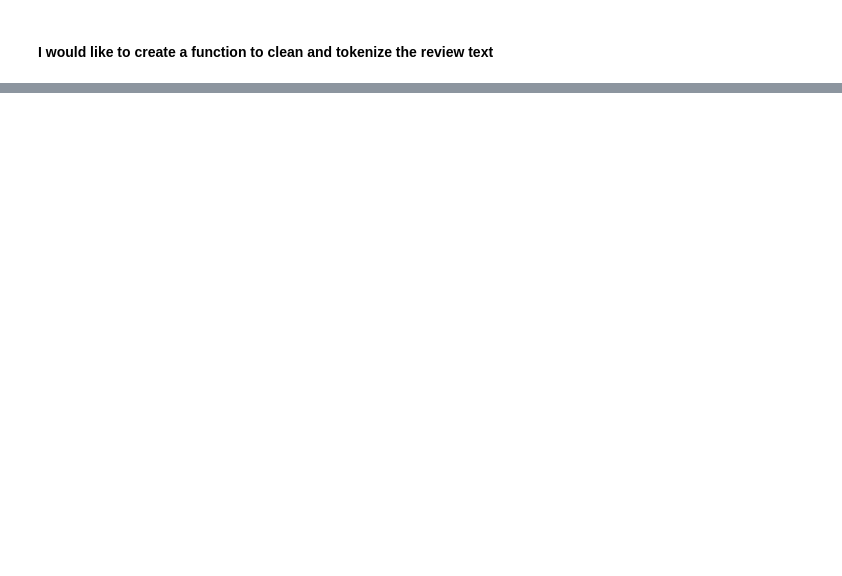
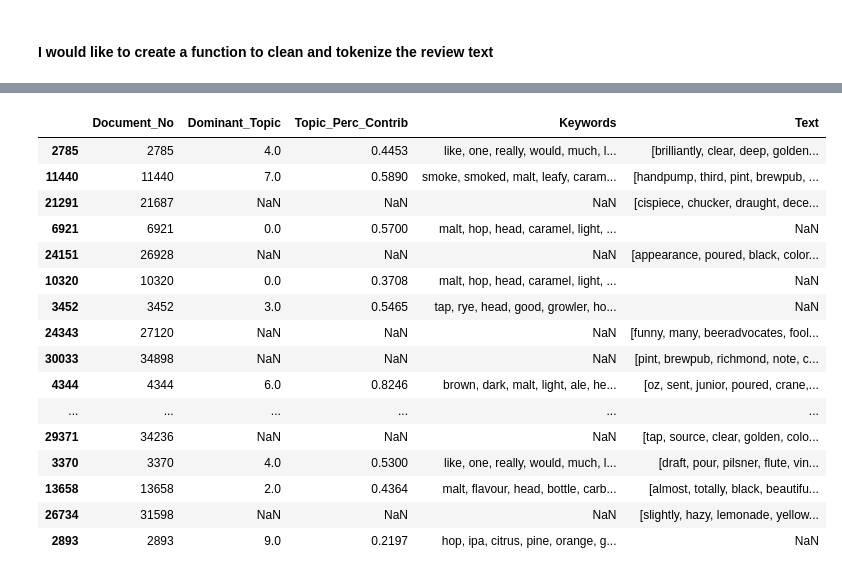
Before and after one commit to ssmithie/beer_recommender, a Jupyter notebook: EDA.ipynb, the cells around one changed output, grey strips where cells are left out. Drawn from its saved outputs; the diff is of its cells as text; code cells hidden in the pictures; blank space fills up the shorter version.

```diff
--- a/EDA.ipynb
+++ b/EDA.ipynb
@@ -424,0 +491,2 @@ samp_rev
+# %%
+id2word = corpora.Dictionary(df['clean_review'])
@@ -424,0 +495,5 @@ samp_rev
+# %%
+corpus = [id2word.doc2bow(text) for text in df['clean_review']]
+# %%
+lda_model = gensim.models.ldamodel.LdaModel(corpus=corpus, id2word=id2word, num_topics=10, random_state=42,
+                                           update_every=1, passes=10)
@@ -424,0 +545,32 @@ samp_rev
+# %%
+def format_topics_sentences(ldamodel=None, corpus=corpus, texts=df):
+    # Init output
+    sent_topics_df = pd.DataFrame()
+
+    # Get main topic in each document
+    for i, row_list in enumerate(ldamodel[corpus]):
+        row = row_list[0] if ldamodel.per_word_topics else row_list
+        # print(row)
+        row = sorted(row, key=lambda x: (x[1]), reverse=True)
+        # Get the Dominant topic, Perc Contribution and Keywords for each document
+        for j, (topic_num, prop_topic) in enumerate(row):
+            if j == 0:  # => dominant topic
+                wp = ldamodel.show_topic(topic_num)
+                topic_keywords = ", ".join([word for word, prop in wp])
+                sent_topics_df = sent_topics_df.append(pd.Series([int(topic_num), round(prop_topic,4), topic_keywords]), ignore_index=True)
+            else:
+                break
+    sent_topics_df.columns = ['Dominant_Topic', 'Perc_Contribution', 'Topic_Keywords']
+
+    # Add original text to the end of the output
+    contents = pd.Series(texts)
+    sent_topics_df = pd.concat([sent_topics_df, contents], axis=1)
+    return(sent_topics_df)
+
+
+df_topic_sents_keywords = format_topics_sentences(ldamodel=lda_model, corpus=corpus, texts=df['clean_review'])
+
+# Format
+df_dominant_topic = df_topic_sents_keywords.reset_index()
+df_dominant_topic.columns = ['Document_No', 'Dominant_Topic', 'Topic_Perc_Contrib', 'Keywords', 'Text']
+df_dominant_topic.head(10)
@@ -424,0 +589,20 @@ samp_rev
+# %%
+df_dominant_topic.sample(20)
+# %% [output]
+|  | Document_No | Dominant_Topic | Topic_Perc_Contrib | Keywords | Text |
+| 2785 | 2785 | 4.0 | 0.4453 | like, one, really, would, much, l... | [brilliantly, clear, deep, golden... |
+| 11440 | 11440 | 7.0 | 0.5890 | smoke, smoked, malt, leafy, caram... | [handpump, third, pint, brewpub, ... |
+| 21291 | 21687 | NaN | NaN | NaN | [cispiece, chucker, draught, dece... |
+| 6921 | 6921 | 0.0 | 0.5700 | malt, hop, head, caramel, light, ... | NaN |
+| 24151 | 26928 | NaN | NaN | NaN | [appearance, poured, black, color... |
+| 10320 | 10320 | 0.0 | 0.3708 | malt, hop, head, caramel, light, ... | NaN |
+| 3452 | 3452 | 3.0 | 0.5465 | tap, rye, head, good, growler, ho... | NaN |
+| 24343 | 27120 | NaN | NaN | NaN | [funny, many, beeradvocates, fool... |
+| 30033 | 34898 | NaN | NaN | NaN | [pint, brewpub, richmond, note, c... |
+| 4344 | 4344 | 6.0 | 0.8246 | brown, dark, malt, light, ale, he... | [oz, sent, junior, poured, crane,... |
+| ... | ... | ... | ... | ... | ... |
+| 29371 | 34236 | NaN | NaN | NaN | [tap, source, clear, golden, colo... |
+| 3370 | 3370 | 4.0 | 0.5300 | like, one, really, would, much, l... | [draft, pour, pilsner, flute, vin... |
+| 13658 | 13658 | 2.0 | 0.4364 | malt, flavour, head, bottle, carb... | [almost, totally, black, beautifu... |
+| 26734 | 31598 | NaN | NaN | NaN | [slightly, hazy, lemonade, yellow... |
+| 2893 | 2893 | 9.0 | 0.2197 | hop, ipa, citrus, pine, orange, g... | NaN |
```
Also changed, not shown: parts of 36 cells of this notebook.
